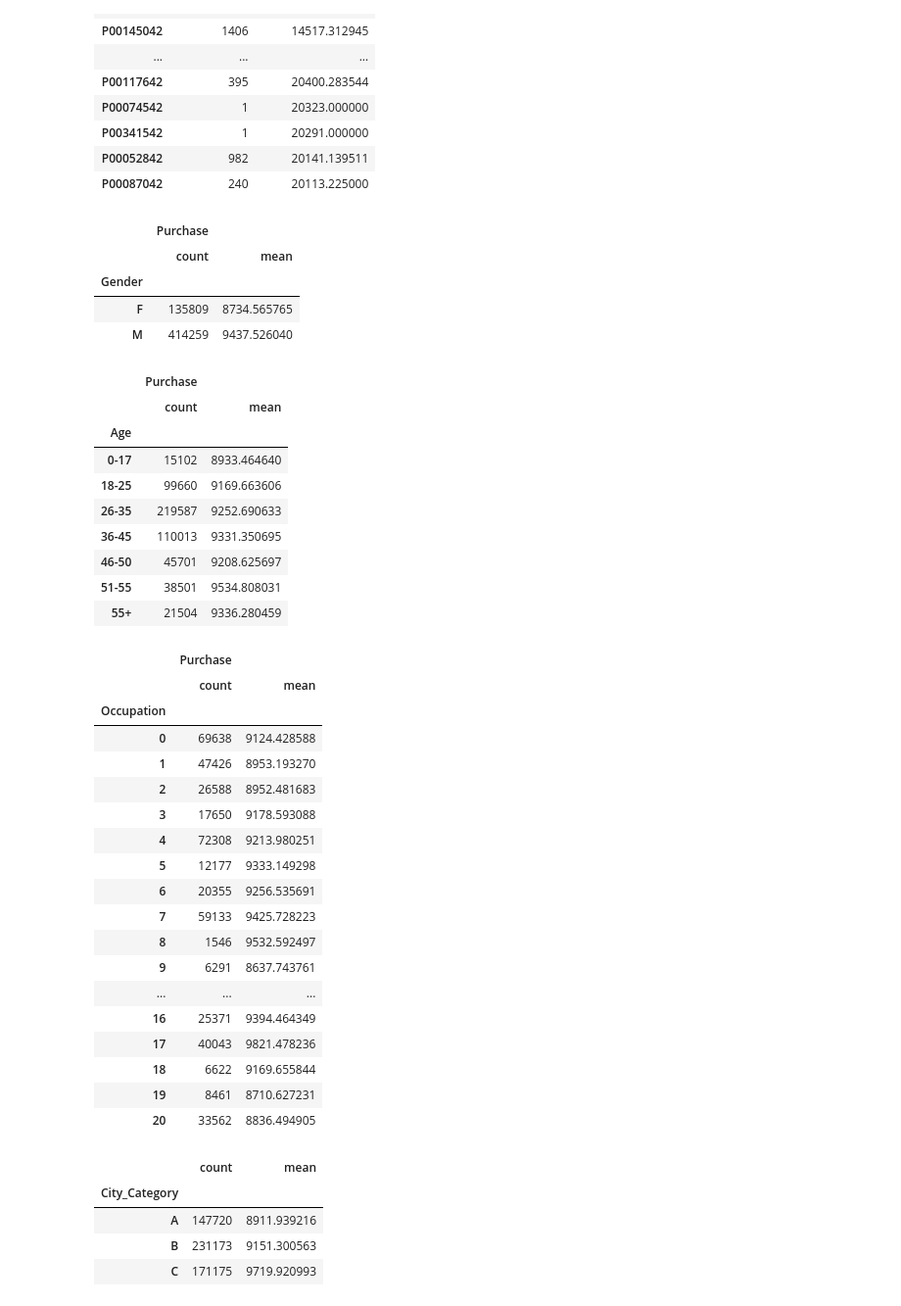
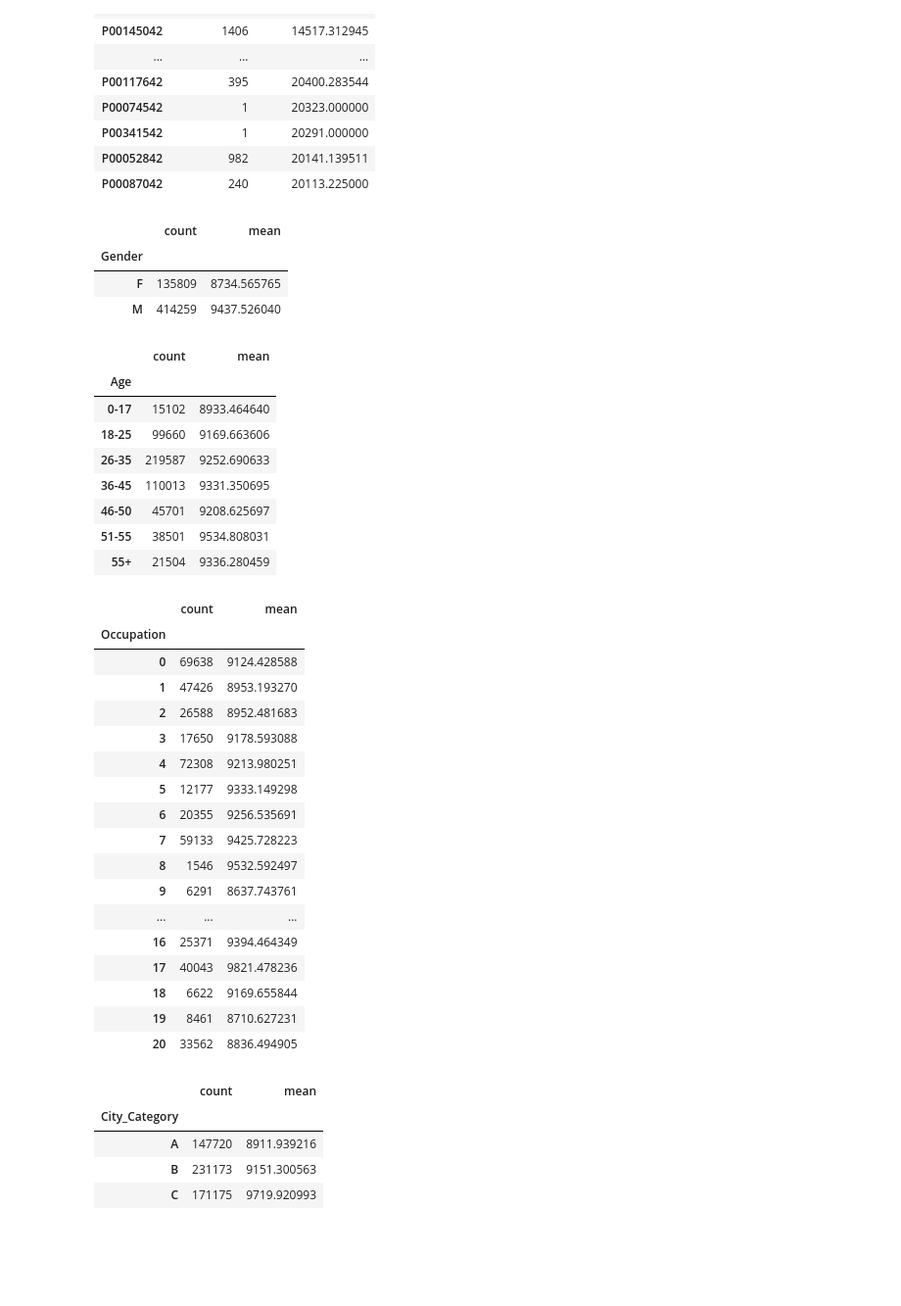
Before and after one commit to vmalkoti/Advanced-Data-Science-with-IBM, a Jupyter notebook: Capstone/Black_Friday_Sale.ipynb, the cells around one changed output. Shown: that part at 98% size. Saved outputs shown, nothing was run; the diff lists cells and outputs as text; code cells hidden in the pictures; blank space fills up the shorter version.

```diff
--- a/Capstone/Black_Friday_Sale.ipynb
+++ b/Capstone/Black_Friday_Sale.ipynb
@@ -171,19 +171,19 @@ pd.concat([top_products.nlargest(10, 'Num_Buyers'), top_products.nlargest(10, 'A
 # %%
 # Gender
 gender_summary = train_df[['Gender', 'Purchase']].groupby('Gender').agg(['count', 'mean'])
+gender_summary.columns = gender_summary.columns.droplevel(0)
 gender_summary
 # %% [output]
-|  | Purchase |  |
 |  | count | mean |
 | Gender |  |  |
 | F | 135809 | 8734.565765 |
 | M | 414259 | 9437.526040 |
 # %%
 # Age demographic by number of purchases and $ purchases
-age_summary = train_df[['Age', 'Purchase']].groupby('Age', as_index=False).agg(['count', 'mean'])
+age_summary = train_df[['Age', 'Purchase']].groupby('Age').agg(['count', 'mean'])
+age_summary.columns = age_summary.columns.droplevel(0)
 age_summary
 # %% [output]
-|  | Purchase |  |
 |  | count | mean |
 | Age |  |  |
 | 0-17 | 15102 | 8933.464640 |
@@ -195,10 +195,10 @@ age_summary
 | 55+ | 21504 | 9336.280459 |
 # %%
 # top 5 occupations
-occupation_summary = train_df[['Occupation', 'Purchase']].groupby('Occupation', as_index=False).agg(['count', 'mean'])
+occupation_summary = train_df[['Occupation', 'Purchase']].groupby('Occupation').agg(['count', 'mean'])
+occupation_summary.columns = occupation_summary.columns.droplevel(0)
 occupation_summary
 # %% [output]
-|  | Purchase |  |
 |  | count | mean |
 | Occupation |  |  |
 | 0 | 69638 | 9124.428588 |
```
Also changed, not shown: parts of 3 cells of this notebook.
